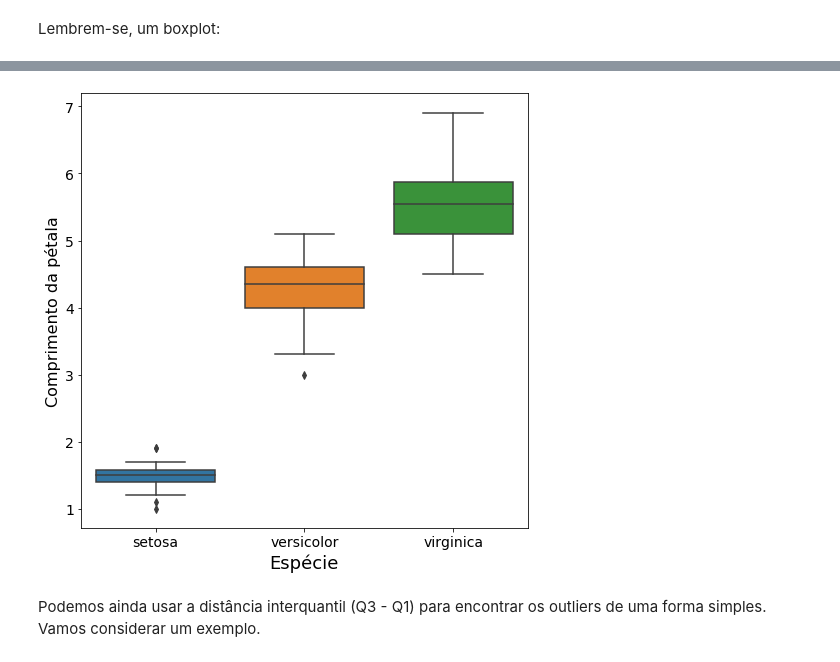
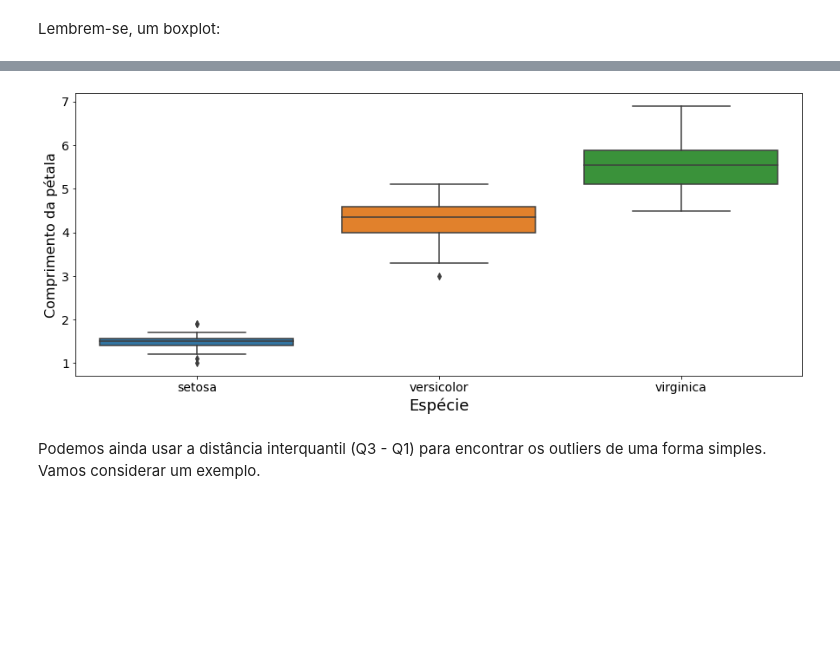
Before and after one commit to thiago3008/MBA_DS_USP, a Jupyter notebook: 02 - Introdução a Ciência de Dados/03 - Tratamento e Transformação de Dados/ICD - Tratamento e Transf de Dados - Aula3.ipynb, the cells around one changed output, grey strips where cells are left out. Saved outputs shown, nothing was run; the diff lists cells and outputs as text; code cells hidden in the pictures; blank space fills up the shorter version.

```diff
--- a/02 - Introdução a Ciência de Dados/03 - Tratamento e Transformação de Dados/ICD - Tratamento e Transf de Dados - Aula3.ipynb
+++ b/02 - Introdução a Ciência de Dados/03 - Tratamento e Transformação de Dados/ICD - Tratamento e Transf de Dados - Aula3.ipynb
@@ -601,17 +612,18 @@ Lembrem-se, um boxplot:
 # %%
 # biblioteca para mostrar os gráficos
 import seaborn as sns
 data = pd.read_csv('data/iris.csv', header=(0))
-plt.figure(figsize=(8, 8))
-# mostra o boxplot
+#data
+plt.figure(figsize=(15, 6))
+#mostra o boxplot
 sns.boxplot(x="species", y="petal_length", data=data)
 plt.xlabel('Espécie', fontsize=18)
 plt.ylabel('Comprimento da pétala', fontsize=16)
 plt.xticks(fontsize=14)
 plt.yticks(fontsize=14)
 plt.show(True)
 # %% [output]
-[figure, old version]
+[figure, new version]
 # %% [markdown]
 Podemos ainda usar a distância interquantil (Q3 - Q1) para encontrar os outliers de uma forma simples. Vamos considerar um exemplo.
 # %%
```
Also changed, not shown: parts of 9 cells of this notebook, 4 other files.
